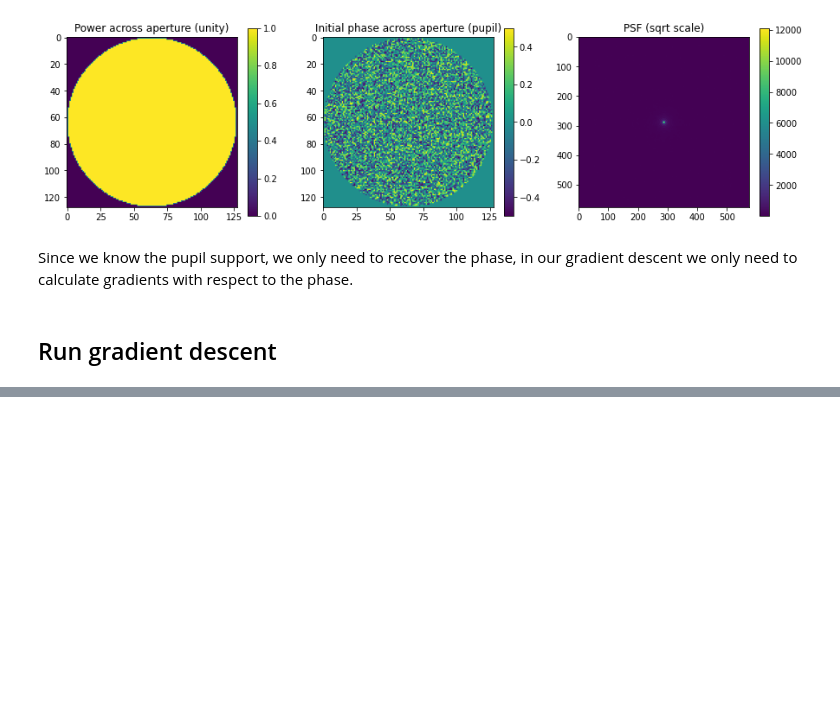
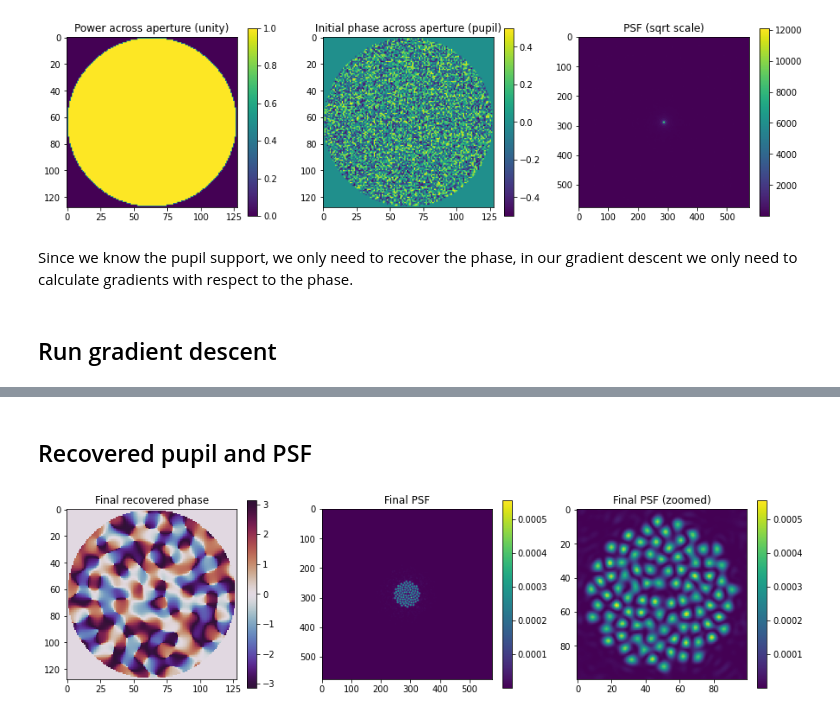
Before and after one commit to alipwong/phase_retrieval_and_design, a Jupyter notebook: phase_retrieval/retrieval/quantum_monodromy.ipynb, the cells around one changed output, grey strips where cells are left out. Cells and saved outputs as stored; diff of their text form; code cells hidden in the pictures; blank space fills up the shorter version.

```diff
--- a/phase_retrieval/retrieval/quantum_monodromy.ipynb
+++ b/phase_retrieval/retrieval/quantum_monodromy.ipynb
@@ -154,0 +183,18 @@ with open('./quantum_monodromy.pkl', 'wb') as f:
+# %% [markdown]
+## Recovered pupil and PSF
+# %%
+final_pupil = np.angle(results["pupils"][-1])
+final_psf = normalise(results["psfs"][-1])
+
+c = true_psf.shape[0]//2;
+s = 50
+zoomed_psf = final_psf[c-s:c+s, c-s:c+s]
+
+plt.figure(figsize = (15, 4))
+plt.subplot(1, 3, 1); plt.imshow(final_pupil, cmap = 'twilight_shifted', interpolation = "none", vmin = -np.pi, vmax = np.pi);
+plt.colorbar(); plt.title('Final recovered phase')
+plt.subplot(1, 3, 2); plt.imshow(final_psf); plt.colorbar(); plt.title('Final PSF')
+plt.subplot(1, 3, 3); plt.imshow(zoomed_psf); plt.colorbar(); plt.title('Final PSF (zoomed)')
+plt.show()
+# %% [output]
+[figure, added]
```
Also changed, not shown: parts of 8 cells of this notebook, 1 other file.
